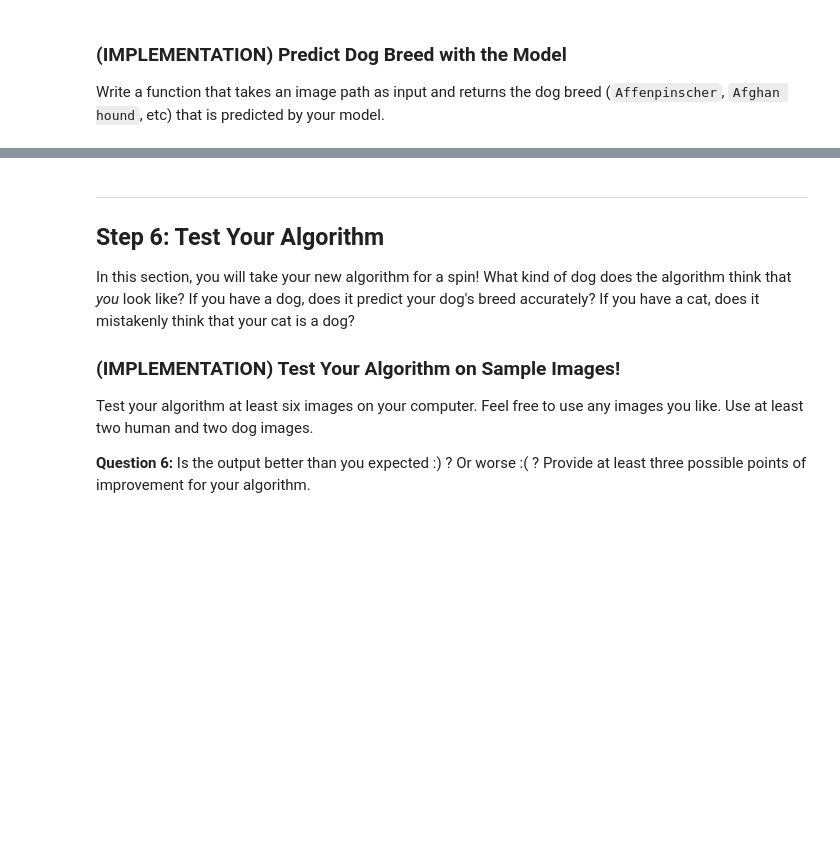
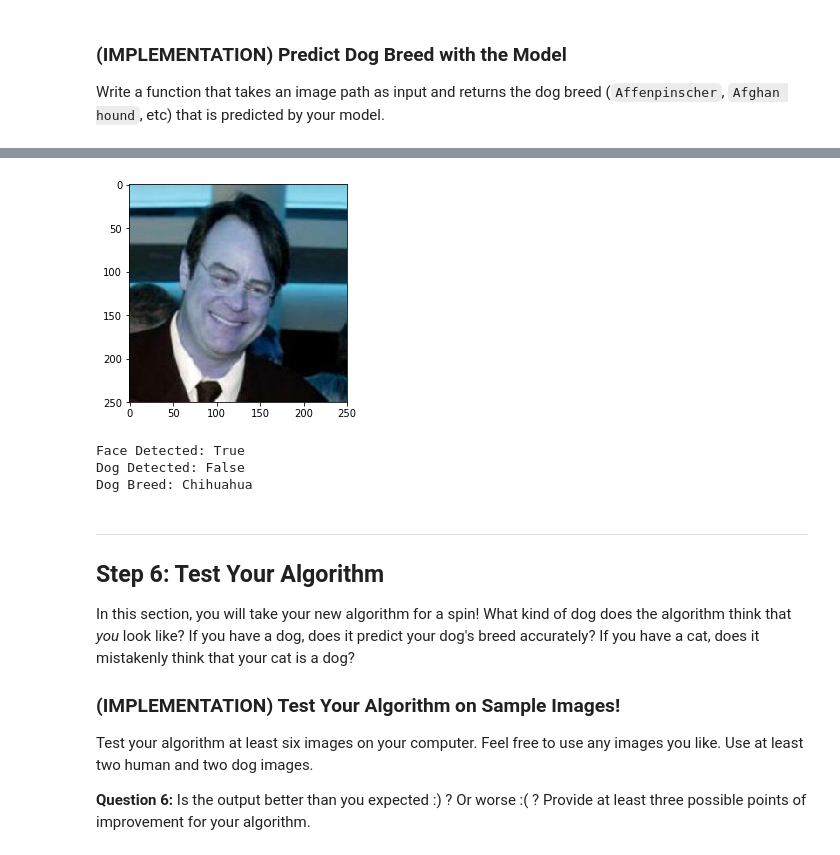
Before and after one commit to ivanjjj/Dog-Classifier, a Jupyter notebook: dog_app.ipynb, the cells around one changed output, grey strips where cells are left out. Cells and saved outputs as stored; diff of their text form; code cells hidden in the pictures; blank space fills up the shorter version.

```diff
--- a/dog_app.ipynb
+++ b/dog_app.ipynb
@@ -192,7 +194,7 @@ import torchvision.models as models
 # VGG16 = models.vgg16(pretrained=True)
 
 # check if CUDA is available
-# use_cuda = torch.cuda.is_available()
+use_cuda = torch.cuda.is_available()
 
 # move model to GPU if CUDA is available
 # if use_cuda:
@@ -570,8 +805,14 @@ Use transfer learning to create a CNN to classify dog breed.  Use the code cell
 import torchvision.models as models
 import torch.nn as nn
 
+
 ## TODO: Specify model architecture
 
+model_transfer = None
+
+model_transfer = models.resnet50(pretrained=True)
+
+use_cuda = torch.cuda.is_available()
 
 if use_cuda:
     model_transfer = model_transfer.cuda()
@@ -588,0 +828,12 @@ optimizer_transfer = None
+# %%
+import torch.optim as optim
+from torch.optim.lr_scheduler import StepLR
+
+criterion_transfer = nn.CrossEntropyLoss()
+optimizer_transfer = optim.Adam(model_transfer.fc.parameters(), 0.001)
+
+for param in model_transfer.parameters():
+    param.require_grad = False
+# model_transfer.fc = nn.Linear(2048, 133).cuda()
+
+print(model_transfer)
@@ -592,7 +861,11 @@ optimizer_transfer = None
 Train and validate your model in the code cell below.  [Save the final model parameters](http://pytorch.org/docs/master/notes/serialization.html) at filepath `'model_transfer.pt'`.
 # %%
 # train the model
-model_transfer = # train(n_epochs, loaders_transfer, model_transfer, optimizer_transfer, criterion_transfer, use_cuda, 'model_transfer.pt')
+
+n_epochs = 10
+
+model_transfer = train(n_epochs, loaders_transfer, model_transfer, optimizer_transfer, criterion_transfer, use_cuda, 'model_transfer.pt')
+
 
 # load the model that got the best validation accuracy (uncomment the line below)
-#model_transfer.load_state_dict(torch.load('model_transfer.pt'))
+model_transfer.load_state_dict(torch.load('model_transfer.pt'))
@@ -637,9 +1003,31 @@ Some sample output for our algorithm is provided below, but feel free to design
 # %%
 ### TODO: Write your algorithm.
 ### Feel free to use as many code cells as needed.
 
 def run_app(img_path):
     ## handle cases for a human face, dog, and neither
+
+    is_face = face_detector(img_path)
+    is_dog = dog_detector(img_path)
+    image_breed = predict_breed_transfer(img_path)
+
+
+    print("Face Detected: {}".format(is_face))
+    print("Dog Detected: {}".format(is_dog))
+    print("Dog Breed: {}".format(image_breed))
+    pass
+
+img = cv2.imread(human_files[0])
+
+plt.imshow(img)
+plt.show()
+
+run_app(human_files[0])
+# %% [output]
+[figure, added]
+Face Detected: True
+Dog Detected: False
+Dog Breed: Chihuahua
 # %% [markdown]
 ---
 <a id='step6'></a>
```
Also changed, not shown: parts of 31 cells of this notebook, 2 other files.
